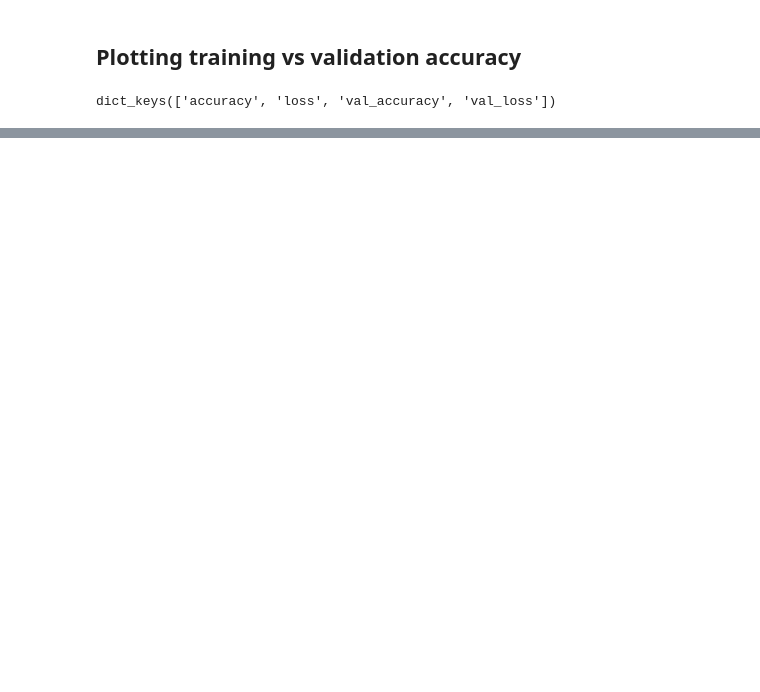
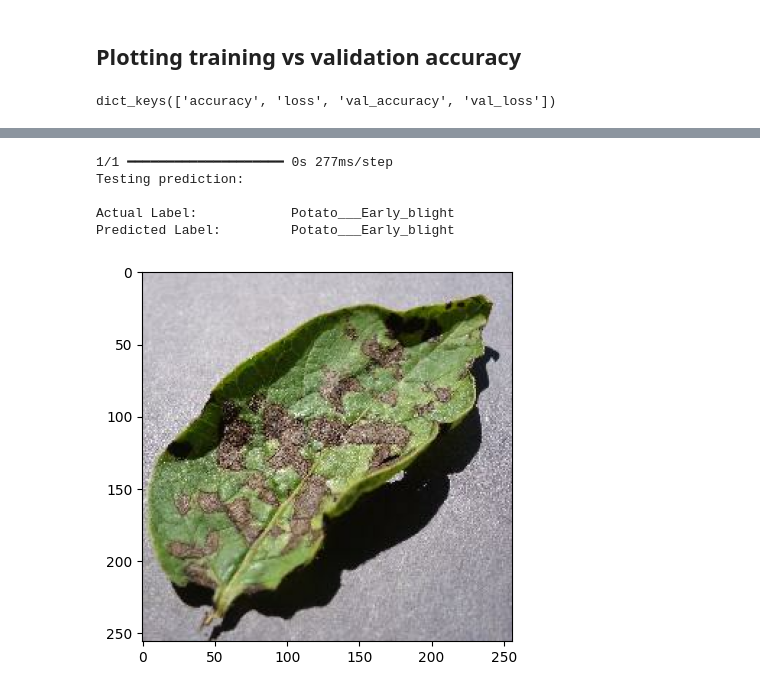
Before and after one commit to cd011/CropPulse_demo, a Jupyter notebook: training/training.ipynb, the cells around one changed output, grey strips where cells are left out. Drawn from its saved outputs; the diff is of its cells as text; code cells hidden in the pictures; blank space fills up the shorter version.

```diff
--- a/training/training.ipynb
+++ b/training/training.ipynb
@@ -444,3 +454,17 @@ plt.show()
 # %%
-for images_batch, labels_batch in test_ds,take(1):
-    first_img = images_batch
+for images_batch, labels_batch in test_ds.take(1):
+    first_img = images_batch[0].numpy().astype('uint8')
+    first_label = labels_batch[0].numpy()
+    predicted_labels = model.predict(images_batch)
+
+    print("Testing prediction:\n")
+    print("Actual Label:\t\t",class_names[first_label])
+    print("Predicted Label:\t",class_names[np.argmax(predicted_labels[0])],"\n")
+    plt.imshow(first_img)
+# %% [output]
+1/1 ━━━━━━━━━━━━━━━━━━━━ 0s 277ms/step
+Testing prediction:
+
+Actual Label:            Potato___Early_blight
+Predicted Label:         Potato___Early_blight
+[figure, added]
```
Also changed, not shown: parts of 15 cells of this notebook, 2 other files.
